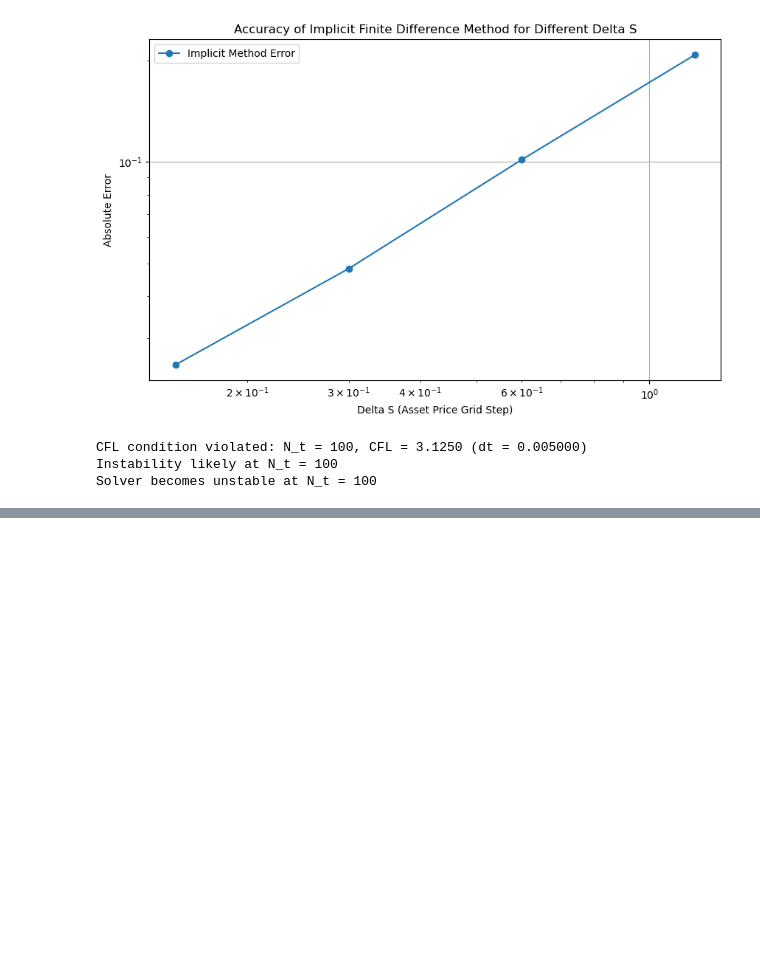
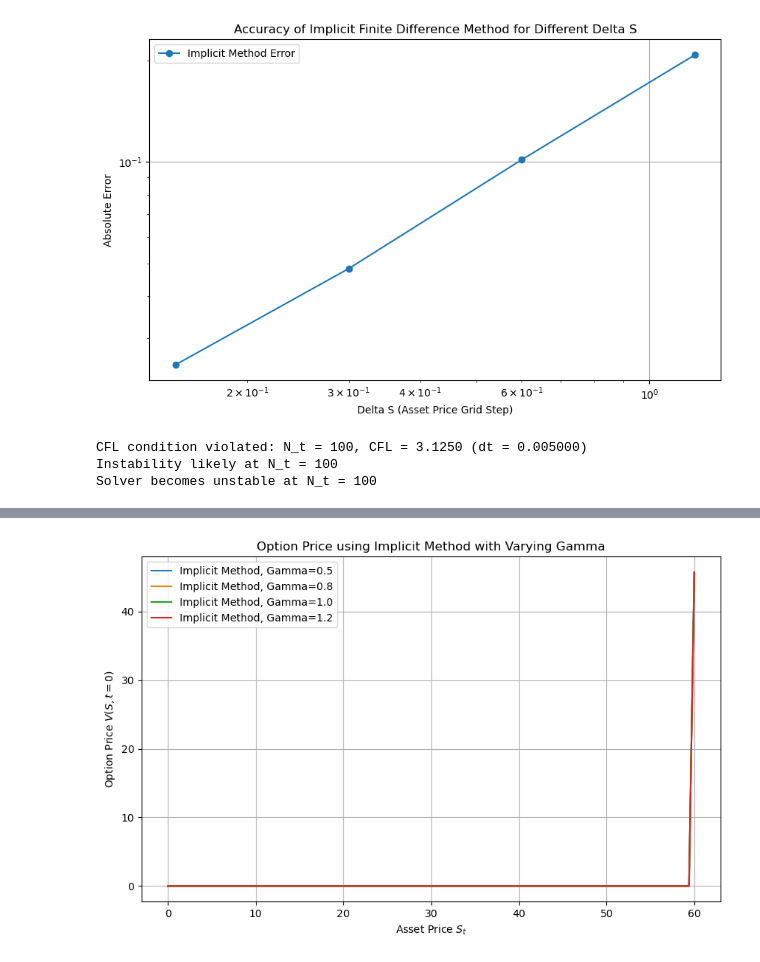
Before and after one commit to pontusbjorklid/Finite-difference-methods-to-price-European-Options, a Jupyter notebook: main.ipynb, the cells around one changed output, grey strips where cells are left out. Cells and saved outputs as stored; diff of their text form; code cells hidden in the pictures; blank space fills up the shorter version.

```diff
--- a/main.ipynb
+++ b/main.ipynb
@@ -554,0 +614,50 @@ Solver becomes unstable at N_t = 100
+# %%
+# Function to calculate option price using the implicit method
+def implicit_method_cev(K, S_max, r, sigma, gamma, T, N_s, N_t):
+    dS = S_max / N_s
+    dt = T / N_t
+
+    S = np.linspace(0, S_max, N_s+1)
+    V = np.zeros((N_s+1, N_t+1))
+
+    # Payoff at maturity
+    V[:, -1] = np.maximum(S - K, 0)
+
+    # Boundary conditions
+    V[0, :] = 0  # V(S=0, t) = 0 for a call option
+    V[-1, :] = S_max - K * np.exp(-r * (T - np.linspace(0, T, N_t+1)))
+
+    # Coefficient matrix for implicit method
+    A = np.zeros((N_s-1, N_s-1))
+
+    for i in range(1, N_s):
+        alpha = 0.5 * sigma**2 * S[i]**(2 * gamma) / dS**2
+        beta = r * S[i] / (2 * dS)
+
+        # Fill matrix A (tridiagonal)
+        if i > 1:
+            A[i-1, i-2] = alpha - beta
+        A[i-1, i-1] = 1/dt + 2 * alpha + r
+        if i < N_s-1:
+            A[i-1, i] = alpha + beta
+
+    # Time-stepping for implicit method
+    for j in reversed(range(N_t)):
+        V[1:-1, j] = np.linalg.solve(A, V[1:-1, j+1])
+
+    return S, V[:, 0]
+
+# Plot results for implicit method
+plt.figure(figsize=(10, 6))
+for gamma in gamma_values:
+    S, option_price = implicit_method_cev(K, S_max, r, sigma, gamma, T, N_s, N_t)
+    plt.plot(S, option_price, label=f'Implicit Method, Gamma={gamma}')
+
+plt.xlabel('Asset Price $S_t$')
+plt.ylabel('Option Price $V(S, t=0)$')
+plt.title('Option Price using Implicit Method with Varying Gamma')
+plt.legend()
+plt.grid(True)
+plt.show()
+# %% [output]
+[figure, added]
```
Also changed, not shown: parts of 1 cell of this notebook.
